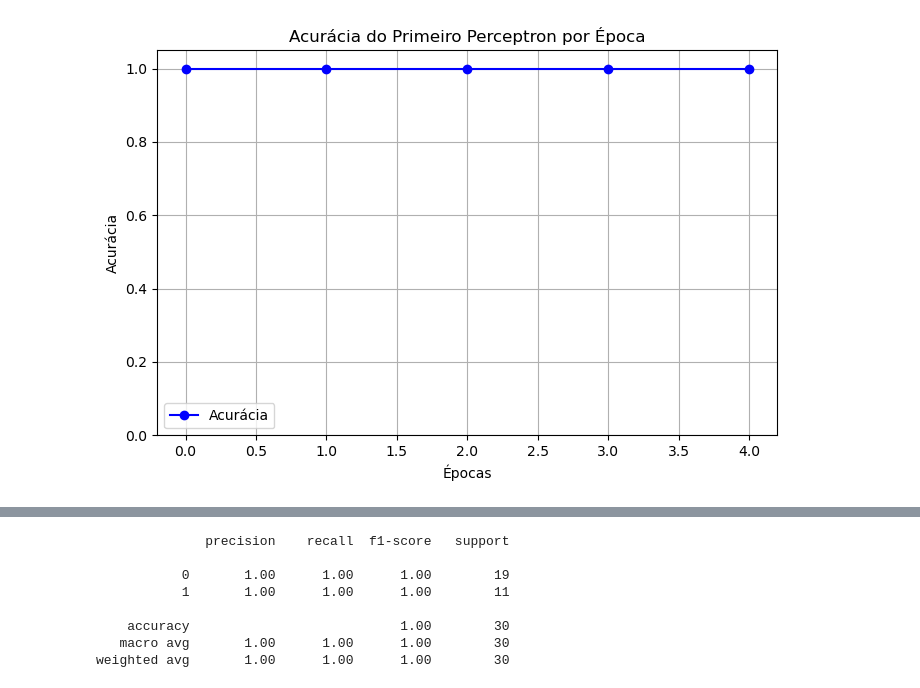
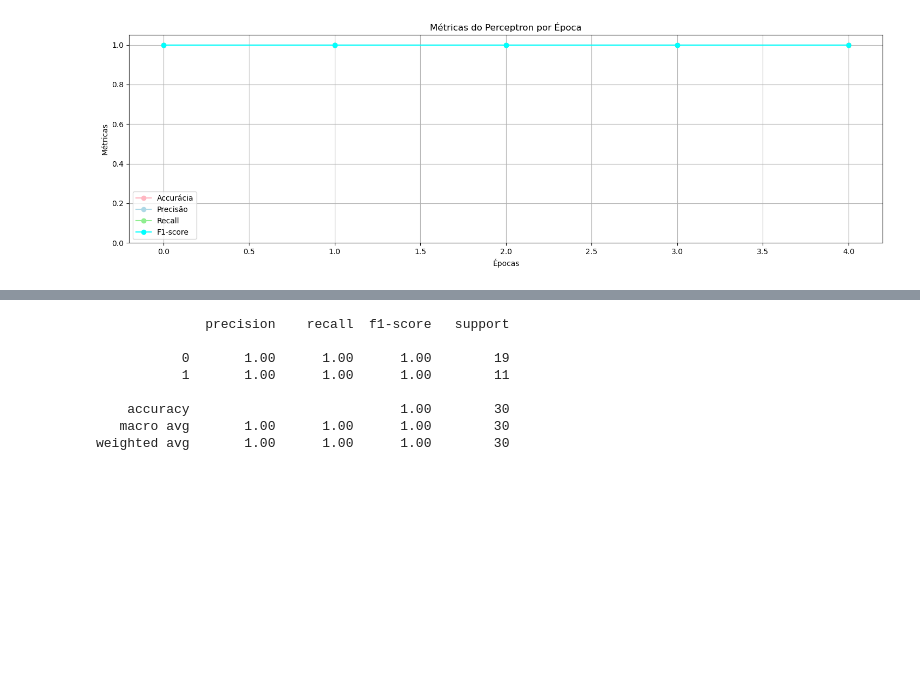
Before and after one commit to Fcisraelalves/One-vs-Rest---Simple_perceptron, a Jupyter notebook: src/OneVsRest_Simple_perceptron.ipynb, the cells around one changed output, grey strips where cells are left out. Cells and saved outputs as stored; diff of their text form; code cells hidden in the pictures; blank space fills up the shorter version.

```diff
--- a/src/OneVsRest_Simple_perceptron.ipynb
+++ b/src/OneVsRest_Simple_perceptron.ipynb
@@ -112,17 +94,7 @@ F1-score: 100.00%
-# %%
-import matplotlib.pyplot as plt
-
-plt.figure(figsize=(8, 5))
-plt.plot(np.array(range(model1.epochs)), model1.accuracy, marker='o', linestyle='-', color='blue', label='Acurácia')
-plt.xlabel('Épocas')
-plt.ylabel('Acurácia')
-plt.title('Acurácia do Primeiro Perceptron por Época')
-plt.grid(True)
-plt.legend()
-plt.ylim(0, 1.05)  # escala de 0 a 1 (ou 105% se quiser)
-plt.show()
-# %% [output]
-[figure, removed]
+# %%
+grafico_metricas(model1)
+# %% [output]
+[figure, added]
 # %%
 #perceptron que identifica se é virginica
 
```
Also changed, not shown: parts of 4 cells of this notebook.
